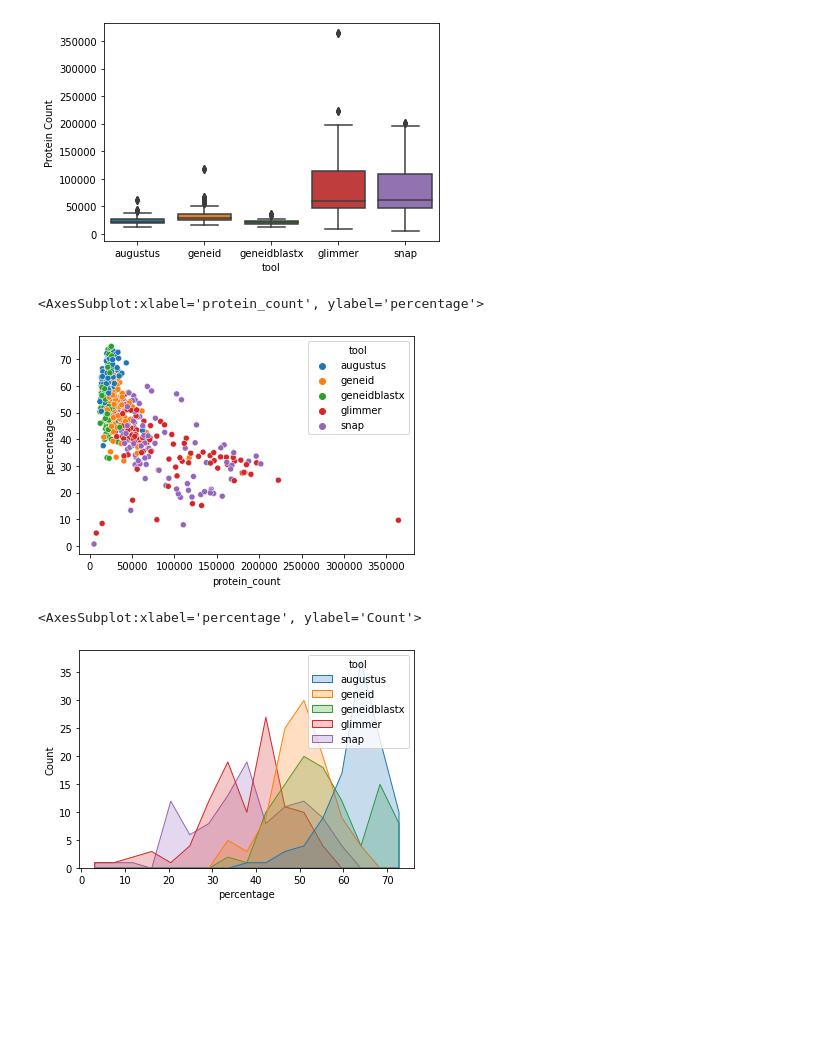
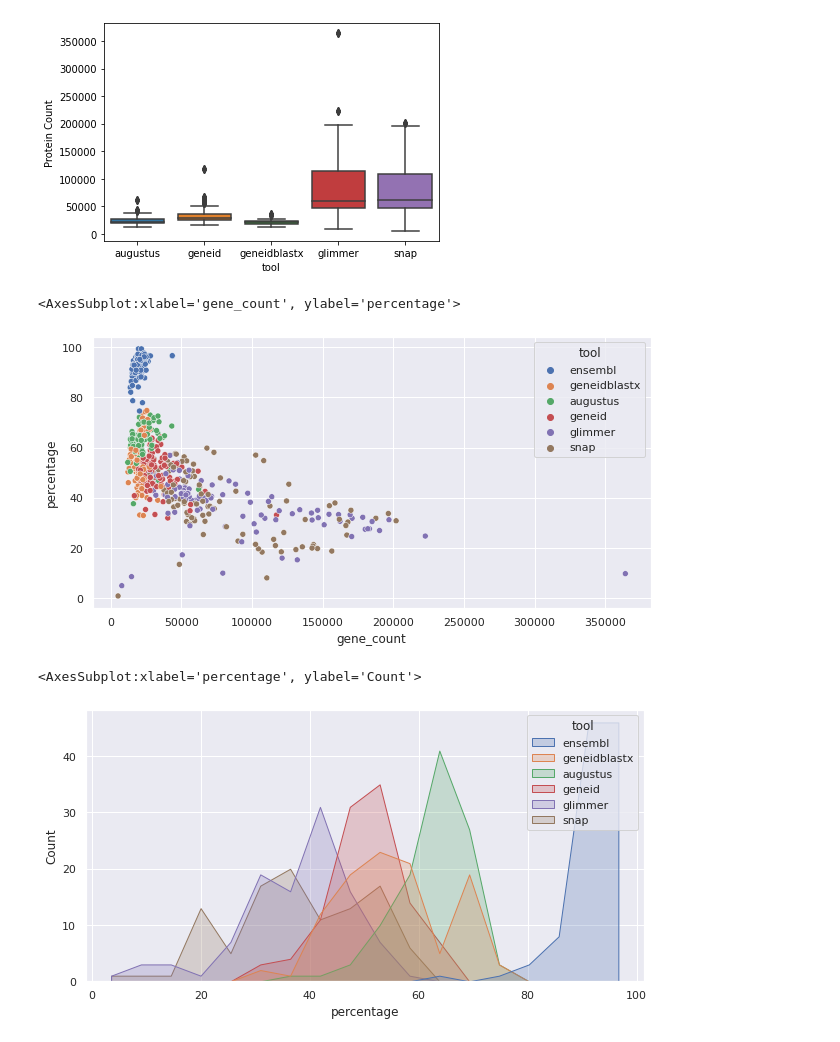
Before and after one commit to apollo994/busco_benchmark, a Jupyter notebook: notebooks/02_summary_stats.ipynb, the cells around one changed output. Cells and saved outputs as stored; diff of their text form; code cells hidden in the pictures; blank space fills up the shorter version.

```diff
--- a/notebooks/02_summary_stats.ipynb
+++ b/notebooks/02_summary_stats.ipynb
@@ -71,5 +139,5 @@ augustus  geneid  geneidblastx  glimmer  snap
 # %%
-tools = ['augustus','geneid','geneidblastx','glimmer','snap']
+tools = ['ensembl','geneidblastx','augustus','geneid','glimmer','snap']
 # %%
 busco_df = pd.DataFrame()
 
@@ -84,7 +152,7 @@ for sp in species:
                 to_frame = data['results']
                 to_frame['species'] = sp
                 to_frame['tool'] = tool
-                to_frame['protein_count'] = prot_count_df.loc[sp,tool]
+                to_frame['gene_count'] = prot_count_df.loc[sp,tool]
                 tmp_df = pd.DataFrame(to_frame, index = [1])
                 busco_df = pd.concat([busco_df,tmp_df])
 
@@ -112,5 +180,5 @@ busco_df
 busco_df = busco_df.melt(value_vars=['Complete','Fragmented','Missing','Single copy','Multi copy'],
               var_name='BUSCO_tag',
               value_name='percentage',
-              id_vars=['n_markers','domain','species','tool','protein_count']
+              id_vars=['n_markers','domain','species','tool','gene_count']
              )
@@ -133,4 +203,5 @@ busco_df
 # %%
+sns.set(rc={'figure.figsize':(10,5)})
 sns.boxplot(data=busco_df, x='BUSCO_tag', y = 'percentage', hue = 'tool')
 # %% [output]
 <AxesSubplot:xlabel='BUSCO_tag', ylabel='percentage'>
@@ -153,15 +224,17 @@ sns.boxplot(data = d, x = 'tool', y = 'Protein Count')
 <AxesSubplot:xlabel='tool', ylabel='Protein Count'>
 [figure]
 # %%
-sns.scatterplot(data=busco_df[busco_df['BUSCO_tag']=='Complete'], y = 'percentage', x ='protein_count', hue ='tool')
+sns.set(rc={'figure.figsize':(10,5)})
+sns.scatterplot(data=busco_df[busco_df['BUSCO_tag']=='Complete'], y = 'percentage', x ='gene_count', hue ='tool')
 # %% [output]
-<AxesSubplot:xlabel='protein_count', ylabel='percentage'>
+<AxesSubplot:xlabel='gene_count', ylabel='percentage'>
-[figure, old version]
+[figure, new version]
 # %%
+sns.set(rc={'figure.figsize':(10,5)})
 sns.histplot(data=busco_df[(busco_df['BUSCO_tag']=='Complete')],x = 'percentage', hue ='tool', element="poly")
 # %% [output]
 <AxesSubplot:xlabel='percentage', ylabel='Count'>
-[figure, old version]
+[figure, new version]
 # %%
 for i in busco_df.tool.unique():
     print (i)
```
Also changed, not shown: parts of 25 cells of this notebook, 7 other files.
